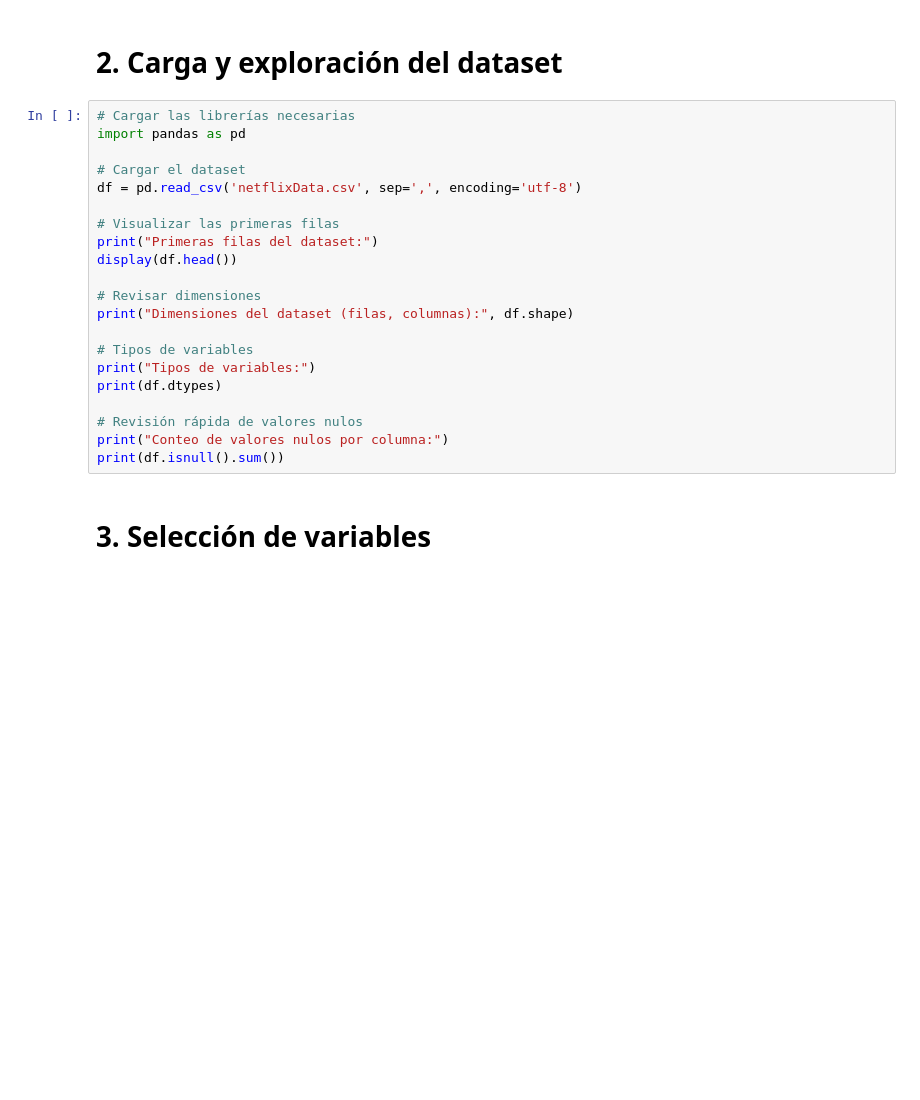
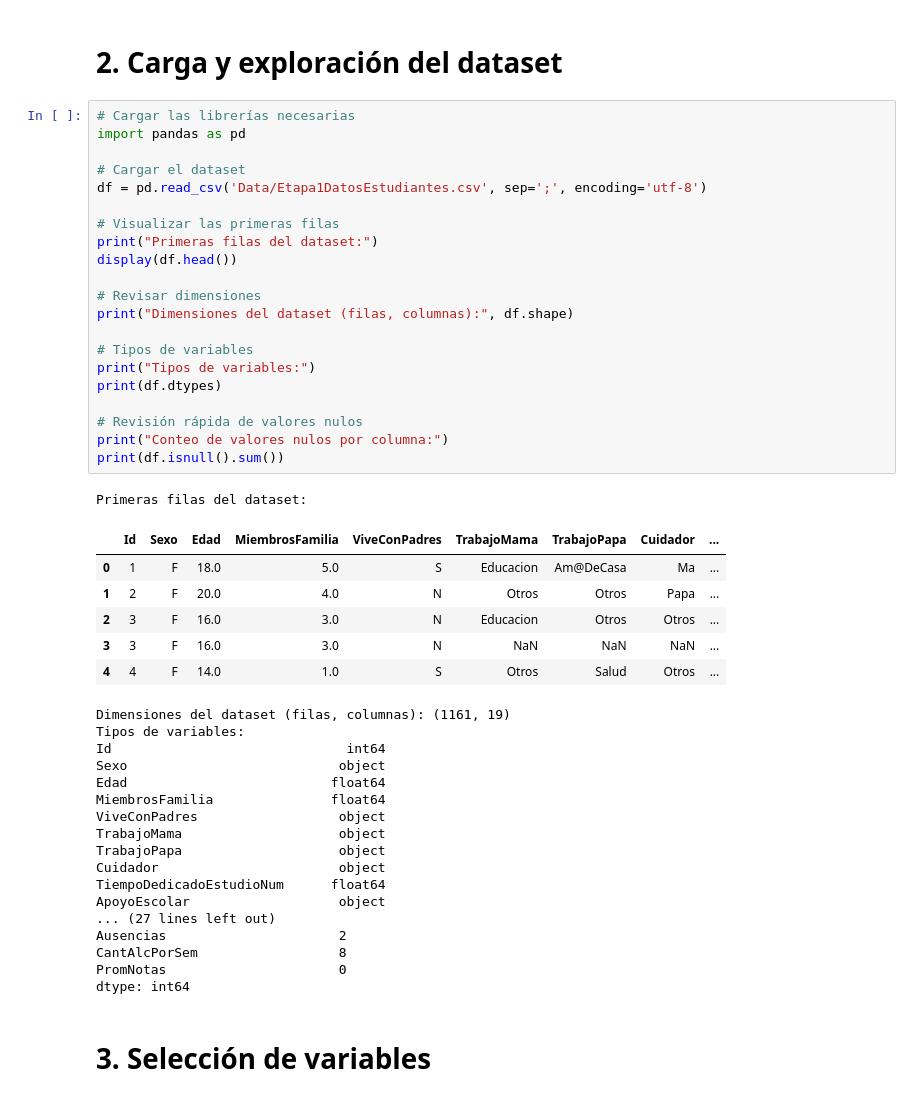
Before and after one commit to jcamilc17/Notebook2ML, a Jupyter notebook: SimulacroParcial1/Plantilla_Parcial1_Base.ipynb, the cells around one changed output. Drawn from its saved outputs; the diff is of its cells as text; blank space fills up the shorter version.

```diff
--- a/SimulacroParcial1/Plantilla_Parcial1_Base.ipynb
+++ b/SimulacroParcial1/Plantilla_Parcial1_Base.ipynb
@@ -19,24 +19,49 @@ Con el fin de que puedan resolver inquietudes de código, tendrán acceso a los
 # %%
 # Cargar las librerías necesarias
 import pandas as pd
 
 # Cargar el dataset
-df = pd.read_csv('netflixData.csv', sep=',', encoding='utf-8')
+df = pd.read_csv('Data/Etapa1DatosEstudiantes.csv', sep=';', encoding='utf-8')
 
 # Visualizar las primeras filas
 print("Primeras filas del dataset:")
 display(df.head())
 
 # Revisar dimensiones
 print("Dimensiones del dataset (filas, columnas):", df.shape)
 
 # Tipos de variables
 print("Tipos de variables:")
 print(df.dtypes)
 
 # Revisión rápida de valores nulos
 print("Conteo de valores nulos por columna:")
 print(df.isnull().sum())
+# %% [output]
+Primeras filas del dataset:
+|  | Id | Sexo | Edad | MiembrosFamilia | ViveConPadres | TrabajoMama | TrabajoPapa | Cuidador | ... |
+| 0 | 1 | F | 18.0 | 5.0 | S | Educacion | Am@DeCasa | Ma | ... |
+| 1 | 2 | F | 20.0 | 4.0 | N | Otros | Otros | Papa | ... |
+| 2 | 3 | F | 16.0 | 3.0 | N | Educacion | Otros | Otros | ... |
+| 3 | 3 | F | 16.0 | 3.0 | N | NaN | NaN | NaN | ... |
+| 4 | 4 | F | 14.0 | 1.0 | S | Otros | Salud | Otros | ... |
+Dimensiones del dataset (filas, columnas): (1161, 19)
+Tipos de variables:
+Id                              int64
+Sexo                           object
+Edad                          float64
+MiembrosFamilia               float64
+ViveConPadres                  object
+TrabajoMama                    object
+TrabajoPapa                    object
+Cuidador                       object
+TiempoDedicadoEstudioNum      float64
+ApoyoEscolar                   object
+... (27 lines left out)
+Ausencias                      2
+CantAlcPorSem                  8
+PromNotas                      0
+dtype: int64
 # %% [markdown]
 # 3. Selección de variables
 # %%
```
Also changed, not shown: parts of 6 cells of this notebook, 5 other files.
